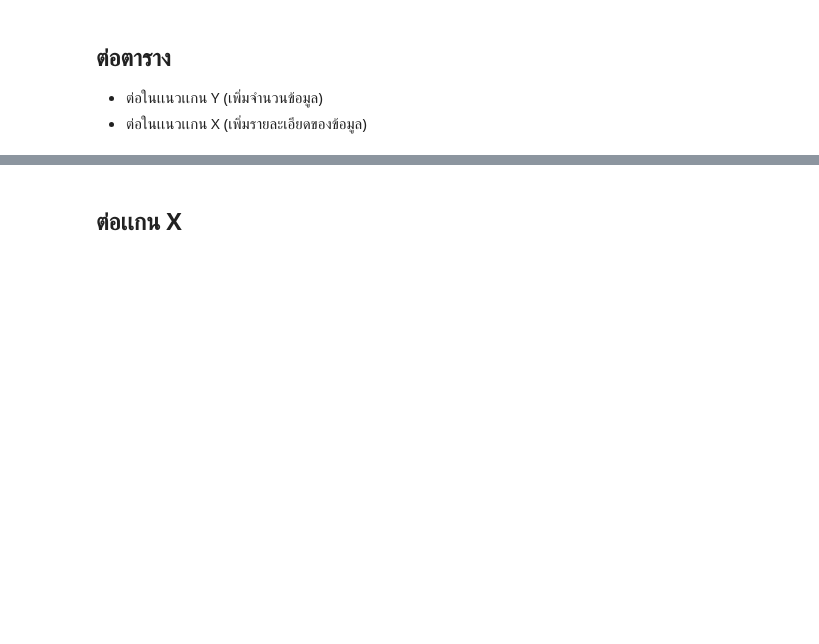
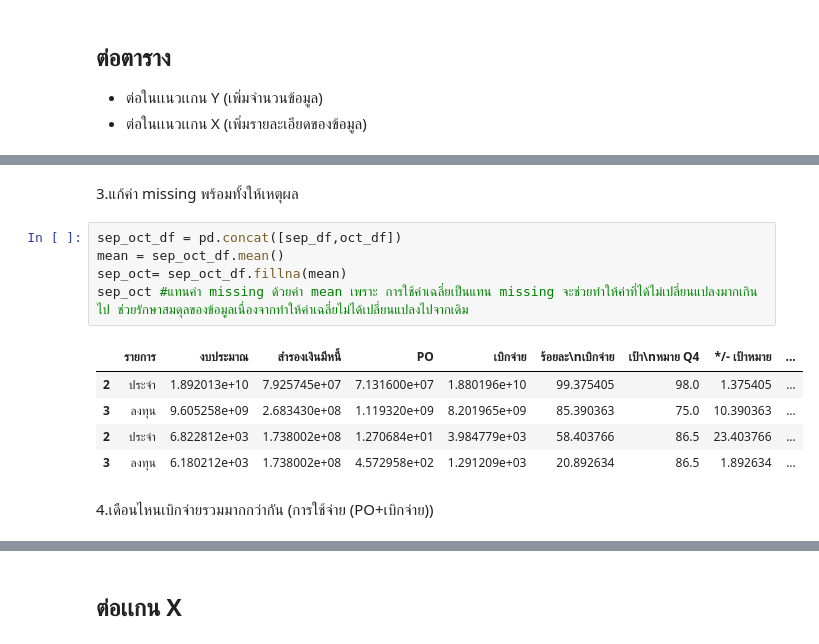
Before and after one commit to SettaChai022/Python_dataviz2023, a Jupyter notebook: Pandas102.ipynb, the cells around one changed output, grey strips where cells are left out. Saved outputs shown, nothing was run; the diff lists cells and outputs as text; blank space fills up the shorter version.

```diff
--- a/Pandas102.ipynb
+++ b/Pandas102.ipynb
@@ -314,0 +228,15 @@ pd.concat([BKK2,KKC4]) # ตารางไม่เท่ากัน เลย
+# %% [markdown]
+3.แก้ค่า missing พร้อมทั้งให้เหตุผล
+# %%
+sep_oct_df = pd.concat([sep_df,oct_df])
+mean = sep_oct_df.mean()
+sep_oct= sep_oct_df.fillna(mean)
+sep_oct #แทนค่า missing ด้วยค่า mean เพราะ การใช้ค่าเฉลี่ยเป็นแทน missing จะช่วยทำให้ค่าที่ได้ไม่เปลี่ยนแปลงมากเกินไป ช่วยรักษาสมดุลของข้อมูลเนื่องจากทำให้ค่าเฉลี่ยไม่ได้เปลี่ยนแปลงไปจากเดิม
+# %% [output]
+|  | รายการ | งบประมาณ | สำรองเงินมีหนี้ | PO | เบิกจ่าย | ร้อยละ\nเบิกจ่าย | เป้า\nหมาย Q4 | */- เป้าหมาย | ... |
+| 2 | ประจำ | 1.892013e+10 | 7.925745e+07 | 7.131600e+07 | 1.880196e+10 | 99.375405 | 98.0 | 1.375405 | ... |
+| 3 | ลงทุน | 9.605258e+09 | 2.683430e+08 | 1.119320e+09 | 8.201965e+09 | 85.390363 | 75.0 | 10.390363 | ... |
+| 2 | ประจำ | 6.822812e+03 | 1.738002e+08 | 1.270684e+01 | 3.984779e+03 | 58.403766 | 86.5 | 23.403766 | ... |
+| 3 | ลงทุน | 6.180212e+03 | 1.738002e+08 | 4.572958e+02 | 1.291209e+03 | 20.892634 | 86.5 | 1.892634 | ... |
+# %% [markdown]
+4.เดือนไหนเบิกจ่ายรวมมากกว่ากัน (การใช้จ่าย (PO+เบิกจ่าย))
```
Also changed, not shown: parts of 32 cells of this notebook.
